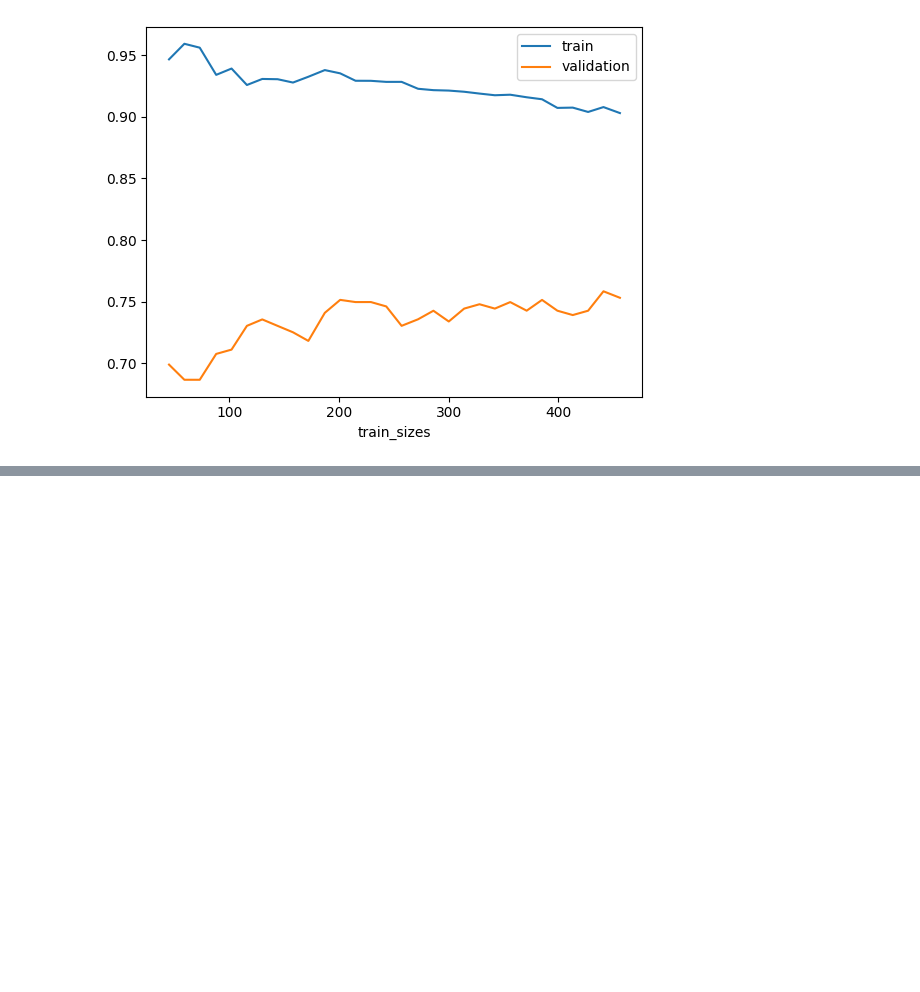
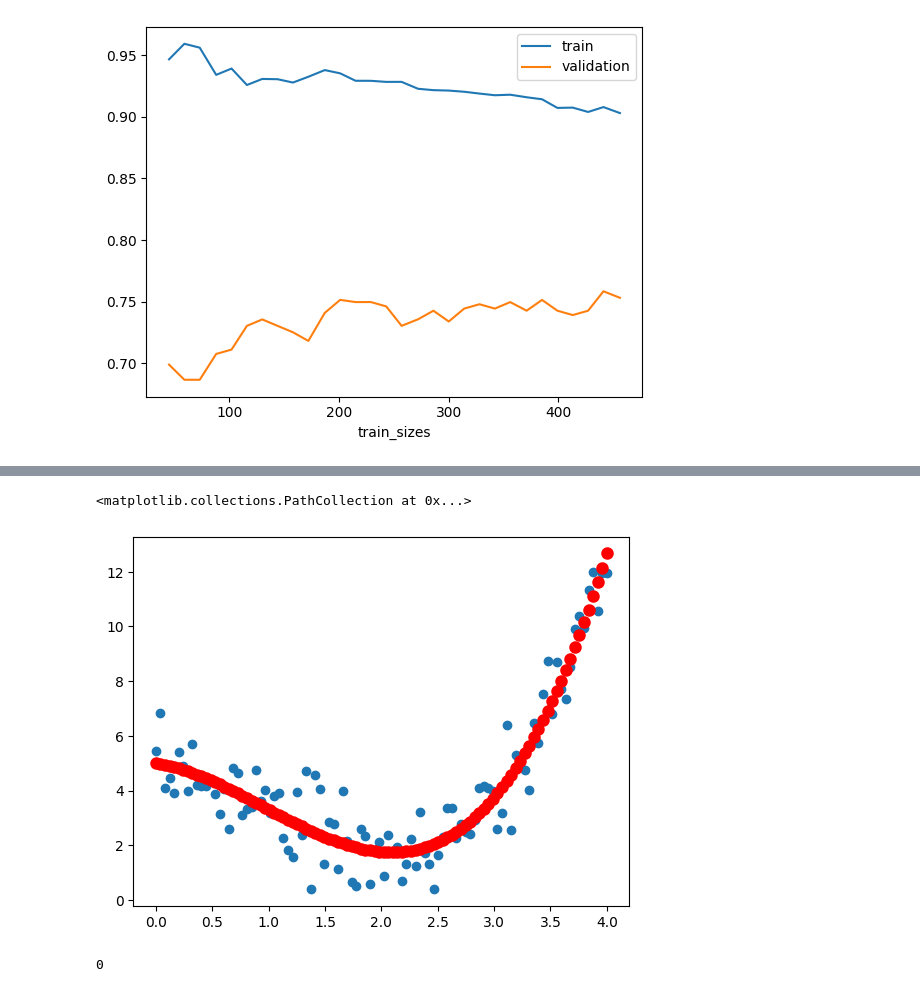
Before and after one commit to yahiaDZz/Trucs-SML, a Jupyter notebook: Untitled-1.ipynb, the cells around one changed output, grey strips where cells are left out. Drawn from its saved outputs; the diff is of its cells as text; code cells hidden in the pictures; blank space fills up the shorter version.

```diff
--- a/Untitled-1.ipynb
+++ b/Untitled-1.ipynb
@@ -539,0 +718,36 @@ Avec parametres:
+# %%
+# Création des polynômes à partir de dataset
+import matplotlib.pyplot as plt
+from sklearn.preprocessing import PolynomialFeatures
+from sklearn.linear_model import LinearRegression
+import numpy as np
+x = np.linspace(0,4,100).reshape(100,1)
+y = x**2 + 5 * np.cos(x) + np.random.randn(100,1)
+x_poly = PolynomialFeatures(3).fit_transform(x)
+model = LinearRegression().fit(x_poly,y)
+y_pred = model.predict(x_poly)
+plt.scatter(x,y)
+plt.scatter(x,y_pred,c='r',lw=3)
+# %% [output]
+<matplotlib.collections.PathCollection at 0x...>
+[figure, added]
+# %%
+# Power Transformer: rendre des données beaucoup plus gaussiennes voir plus Wikipedia
+# il existe deux methodes: Box-Cox , Yoe-Johnson
+# Yoe-Johnson accepte n'importe quelles donnees
+# Box-Cox accepte les donnees strictement positive
+# en gros: la methode mathematique sert a chercher un lambda λ
+# en utilisant le maximum de vraisemblance
+import numpy as np
+from sklearn.preprocessing import PowerTransformer
+import matplotlib.pyplot as plt
+X = np.random.randn(100,2) + np.random.randn(100,2)
+X2 = PowerTransformer().fit_transform(X)
+أ=0
+print(أ)
+# print("X:",X[0:5,:])
+# print("X2:",X2[0:5,:])
+# plt.hist(X[:,0], bins = 30)
+# plt.hist(X2[:,0], bins = 30)
+# %% [output]
+0
```
Also changed, not shown: parts of 22 cells of this notebook.
